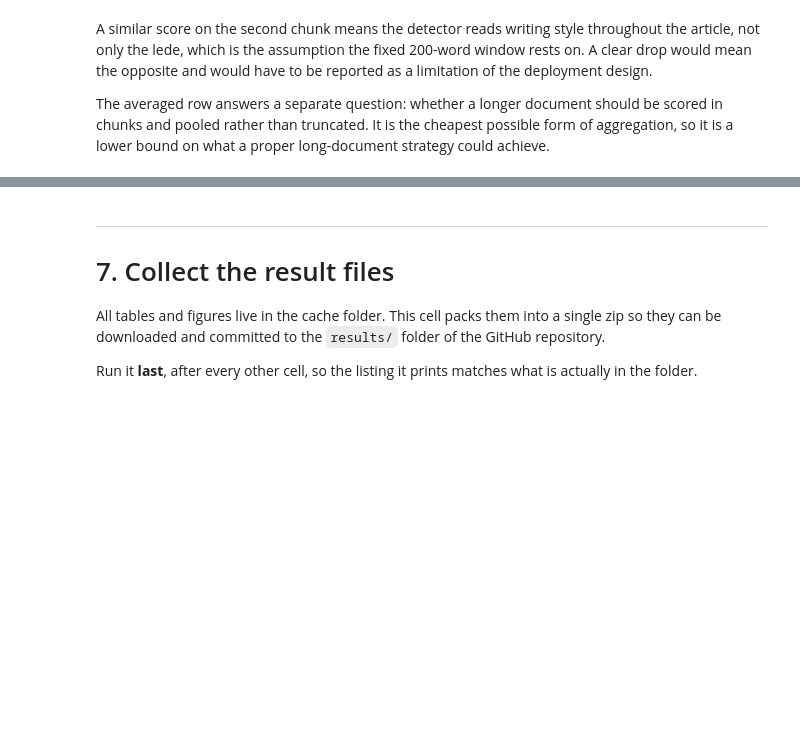
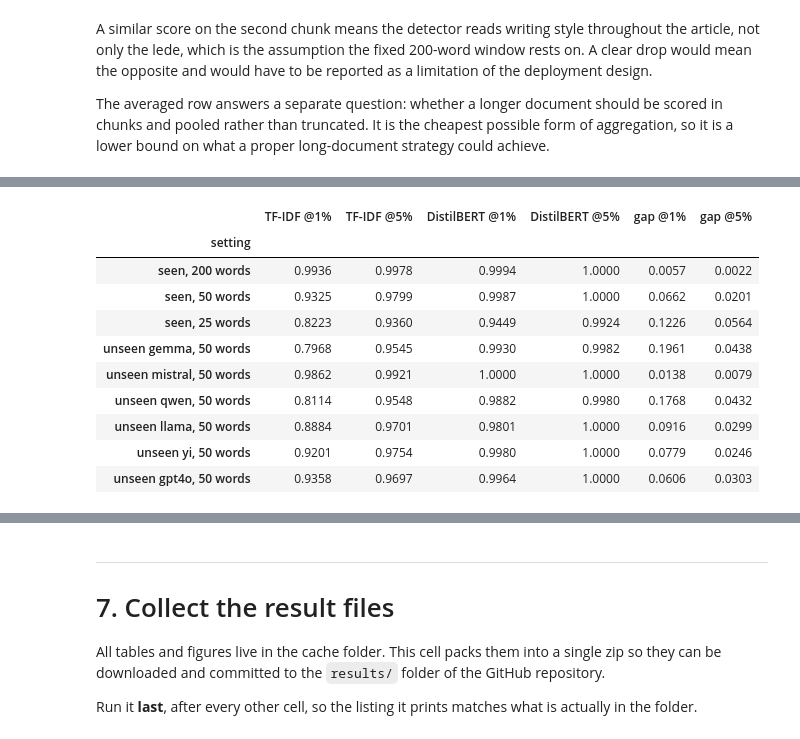
Before and after one commit to brucenguyen0302-code/ai-text-detection, a Jupyter notebook: main.ipynb, the cells around one changed output, grey strips where cells are left out. Drawn from its saved outputs; the diff is of its cells as text; code cells hidden in the pictures; blank space fills up the shorter version.

Commit message:
Add operating-point sensitivity analysis (6.8)

```diff
--- a/main.ipynb
+++ b/main.ipynb
@@ -2720,0 +2740,46 @@ bound on what a proper long-document strategy could achieve.
+# %%
+OPERATING_POINTS = [0.01, 0.05]
+
+def tfidf_seen_scores(words):
+    """TF-IDF test scores for the seen setting at a given word budget, cached."""
+    def compute():
+        cut = lambda s: [first_n_words(t, words) for t in s]
+        vec, clf = fit_tfidf_lr_fixed(cut(train_df["text_input"]), train_df["label"])
+        return pd.DataFrame({"index": test_df.index, "label": test_df["label"].to_numpy(),
+                             "score": lr_scores(vec, clf, cut(test_df["text_input"]))}).set_index("index")
+    return cached_csv(f"part6_tfidf_seen{words}", compute)
+
+def tpr_pair(frame):
+    y, z = frame["label"].to_numpy(), frame["score"].to_numpy()
+    return [tpr_at_fpr(y, z, p) for p in OPERATING_POINTS]
+
+rows = []
+for words in [200, 50, 25]:
+    t = tfidf_seen_scores(words) if words != 50 else scores["tfidf_seen"]
+    b = pd.read_csv(f"{RESULTS}/part5/seen_{words}_test_scores.csv").set_index("index")
+    t1, t5 = tpr_pair(t)
+    b1, b5 = tpr_pair(b)
+    rows.append({"setting": f"seen, {words} words", "TF-IDF @1%": t1, "TF-IDF @5%": t5,
+                 "DistilBERT @1%": b1, "DistilBERT @5%": b5})
+for held in GENERATORS:
+    t1, t5 = tpr_pair(scores[f"tfidf_unseen_{held}"])
+    b1, b5 = tpr_pair(scores[f"bert_unseen_{held}"])
+    rows.append({"setting": f"unseen {held}, 50 words", "TF-IDF @1%": t1, "TF-IDF @5%": t5,
+                 "DistilBERT @1%": b1, "DistilBERT @5%": b5})
+
+operating = pd.DataFrame(rows).set_index("setting")
+operating["gap @1%"] = operating["DistilBERT @1%"] - operating["TF-IDF @1%"]
+operating["gap @5%"] = operating["DistilBERT @5%"] - operating["TF-IDF @5%"]
+operating.round(4)
+# %% [output]
+|  | TF-IDF @1% | TF-IDF @5% | DistilBERT @1% | DistilBERT @5% | gap @1% | gap @5% |
+| setting |  |  |  |  |  |  |
+| seen, 200 words | 0.9936 | 0.9978 | 0.9994 | 1.0000 | 0.0057 | 0.0022 |
+| seen, 50 words | 0.9325 | 0.9799 | 0.9987 | 1.0000 | 0.0662 | 0.0201 |
+| seen, 25 words | 0.8223 | 0.9360 | 0.9449 | 0.9924 | 0.1226 | 0.0564 |
+| unseen gemma, 50 words | 0.7968 | 0.9545 | 0.9930 | 0.9982 | 0.1961 | 0.0438 |
+| unseen mistral, 50 words | 0.9862 | 0.9921 | 1.0000 | 1.0000 | 0.0138 | 0.0079 |
+| unseen qwen, 50 words | 0.8114 | 0.9548 | 0.9882 | 0.9980 | 0.1768 | 0.0432 |
+| unseen llama, 50 words | 0.8884 | 0.9701 | 0.9801 | 1.0000 | 0.0916 | 0.0299 |
+| unseen yi, 50 words | 0.9201 | 0.9754 | 0.9980 | 1.0000 | 0.0779 | 0.0246 |
+| unseen gpt4o, 50 words | 0.9358 | 0.9697 | 0.9964 | 1.0000 | 0.0606 | 0.0303 |
```
Also changed, not shown: parts of 11 cells of this notebook.
